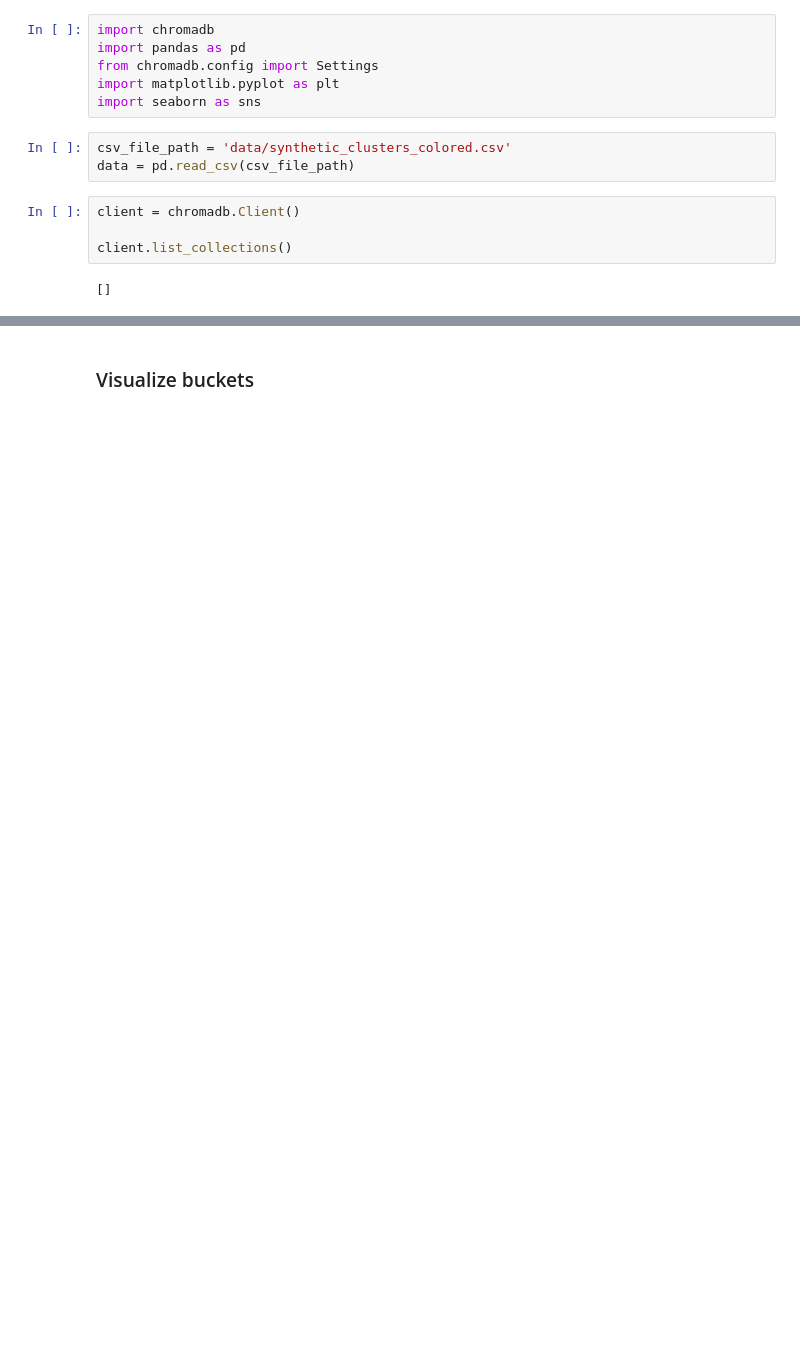
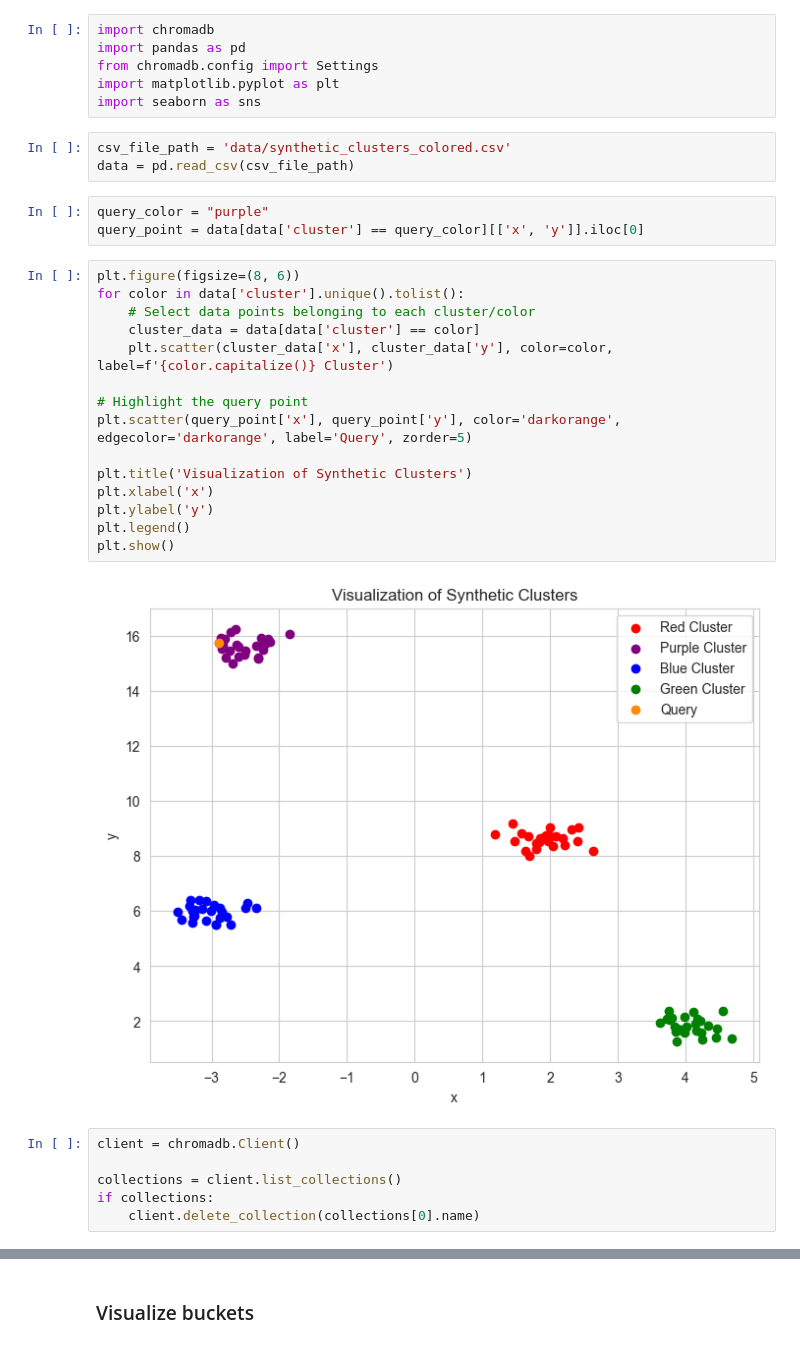
Before and after one commit to Zovi343/lvd, a Jupyter notebook: lmi_examples/query_synthetic.ipynb, the cells around one changed output, grey strips where cells are left out. Cells and saved outputs as stored; diff of their text form; blank space fills up the shorter version.

```diff
--- a/lmi_examples/query_synthetic.ipynb
+++ b/lmi_examples/query_synthetic.ipynb
@@ -7,11 +10,31 @@ import seaborn as sns
 # %%
 csv_file_path = 'data/synthetic_clusters_colored.csv'
 data = pd.read_csv(csv_file_path)
+# %%
+query_color = "purple"
+query_point = data[data['cluster'] == query_color][['x', 'y']].iloc[0]
+# %%
+plt.figure(figsize=(8, 6))
+for color in data['cluster'].unique().tolist():
+    # Select data points belonging to each cluster/color
+    cluster_data = data[data['cluster'] == color]
+    plt.scatter(cluster_data['x'], cluster_data['y'], color=color, label=f'{color.capitalize()} Cluster')
+
+# Highlight the query point
+plt.scatter(query_point['x'], query_point['y'], color='darkorange', edgecolor='darkorange', label='Query', zorder=5)
+
+plt.title('Visualization of Synthetic Clusters')
+plt.xlabel('x')
+plt.ylabel('y')
+plt.legend()
+plt.show()
+# %% [output]
+[figure, added]
 # %%
 client = chromadb.Client()
 
-client.list_collections()
+collections = client.list_collections()
+if collections:
+    client.delete_collection(collections[0].name)
-# %% [output]
-[]
 # %%
 index_configuraiton = {
```
Also changed, not shown: parts of 8 cells of this notebook, 8 other files.
